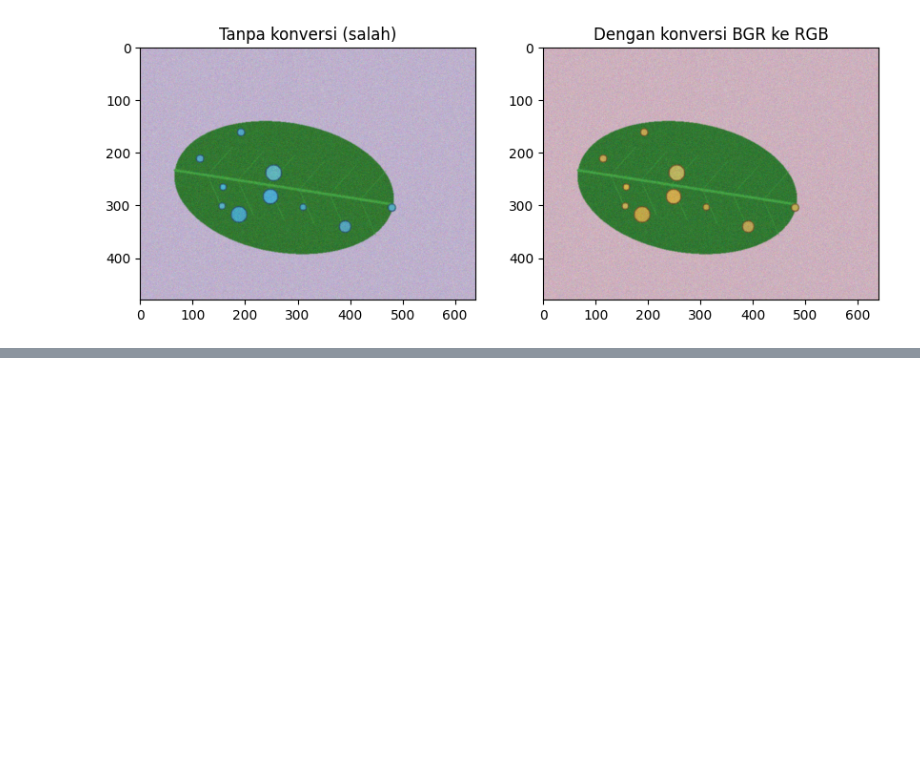
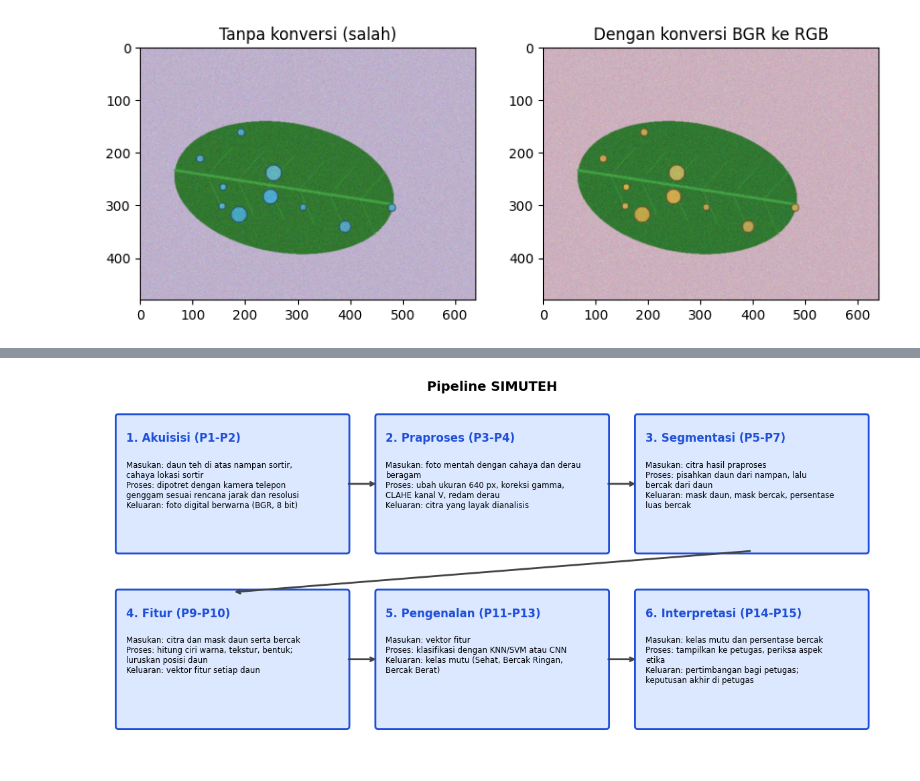
Before and after one commit to syifaST/simuteh--2330511062-, a Jupyter notebook: notebook/B1_Lingkungan.ipynb, the cells around one changed output, grey strips where cells are left out. Saved outputs shown, nothing was run; the diff lists cells and outputs as text; code cells hidden in the pictures; blank space fills up the shorter version.

```diff
--- a/notebook/B1_Lingkungan.ipynb
+++ b/notebook/B1_Lingkungan.ipynb
@@ -87,0 +88,63 @@ pillow==11.3.0
+# %%
+import os, textwrap
+import sys
+sys.path.append("../src")
+import matplotlib.pyplot as plt
+from matplotlib.patches import FancyBboxPatch
+
+tahap = [
+ ("1. Akuisisi (P1-P2)",
+  "Masukan: daun teh di atas nampan sortir, cahaya lokasi sortir",
+  "Proses: dipotret dengan kamera telepon genggam sesuai rencana jarak dan resolusi",
+  "Keluaran: foto digital berwarna (BGR, 8 bit)"),
+ ("2. Praproses (P3-P4)",
+  "Masukan: foto mentah dengan cahaya dan derau beragam",
+  "Proses: ubah ukuran 640 px, koreksi gamma, CLAHE kanal V, redam derau",
+  "Keluaran: citra yang layak dianalisis"),
+ ("3. Segmentasi (P5-P7)",
+  "Masukan: citra hasil praproses",
+  "Proses: pisahkan daun dari nampan, lalu bercak dari daun",
+  "Keluaran: mask daun, mask bercak, persentase luas bercak"),
+ ("4. Fitur (P9-P10)",
+  "Masukan: citra dan mask daun serta bercak",
+  "Proses: hitung ciri warna, tekstur, bentuk; luruskan posisi daun",
+  "Keluaran: vektor fitur setiap daun"),
+ ("5. Pengenalan (P11-P13)",
+  "Masukan: vektor fitur",
+  "Proses: klasifikasi dengan KNN/SVM atau CNN",
+  "Keluaran: kelas mutu (Sehat, Bercak Ringan, Bercak Berat)"),
+ ("6. Interpretasi (P14-P15)",
+  "Masukan: kelas mutu dan persentase bercak",
+  "Proses: tampilkan ke petugas, periksa aspek etika",
+  "Keluaran: pertimbangan bagi petugas; keputusan akhir di petugas"),
+]
+
+fig, ax = plt.subplots(figsize=(15, 7))
+ax.set_xlim(0, 15); ax.set_ylim(0, 7); ax.axis("off")
+xs = [0.3, 5.3, 10.3]; ys = [4.0, 0.6]; w, h = 4.4, 2.6
+pos = []
+for i, (judul, m, p, k) in enumerate(tahap):
+    x, y = xs[i % 3], ys[i // 3]
+    pos.append((x, y))
+    ax.add_patch(FancyBboxPatch((x, y), w, h, boxstyle="round,pad=0.05",
+                                fc="#dbe8ff", ec="#1f4fd8", lw=2))
+    ax.text(x + 0.15, y + h - 0.3, judul, fontsize=12, fontweight="bold",
+            color="#1f4fd8", va="top")
+    isi = "\n".join(textwrap.fill(t, 44) for t in (m, p, k))
+    ax.text(x + 0.15, y + h - 0.85, isi, fontsize=8.5, va="top")
+
+for i in range(5):
+    if i == 2:
+        ax.annotate("", xy=(pos[3][0] + w / 2, pos[3][1] + h),
+                    xytext=(pos[2][0] + w / 2, pos[2][1]),
+                    arrowprops=dict(arrowstyle="->", lw=2, color="#444"))
+    else:
+        ax.annotate("", xy=(pos[i + 1][0], pos[i + 1][1] + h / 2),
+                    xytext=(pos[i][0] + w, pos[i][1] + h / 2),
+                    arrowprops=dict(arrowstyle="->", lw=2, color="#444"))
+
+ax.set_title("Pipeline SIMUTEH", fontsize=14, fontweight="bold")
+plt.savefig("../hasil/b1_pipeline.png", dpi=150, bbox_inches="tight")
+plt.show()
+# %% [output]
+[figure, added]
```
Also changed, not shown: parts of 3 cells of this notebook.
